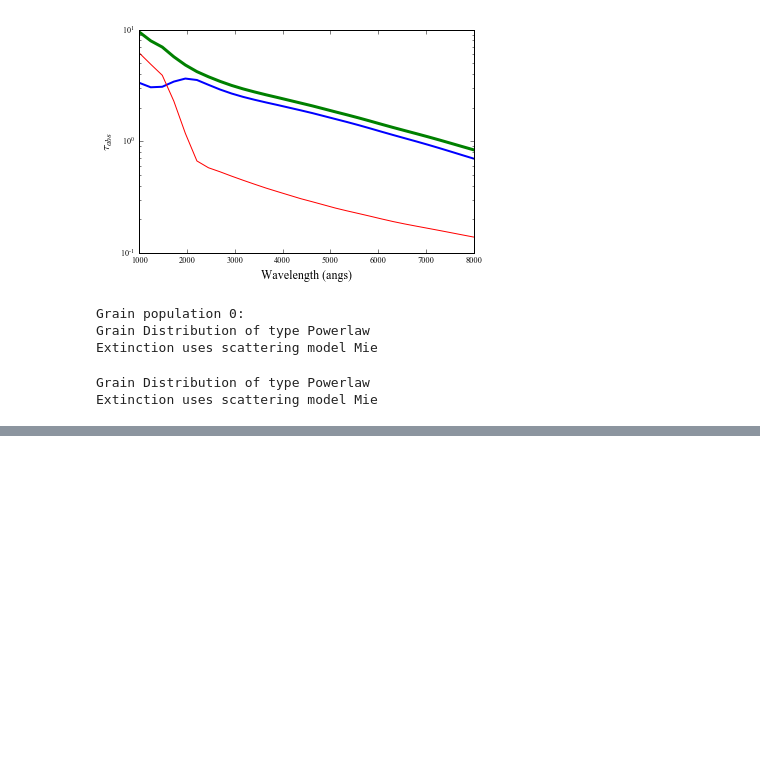
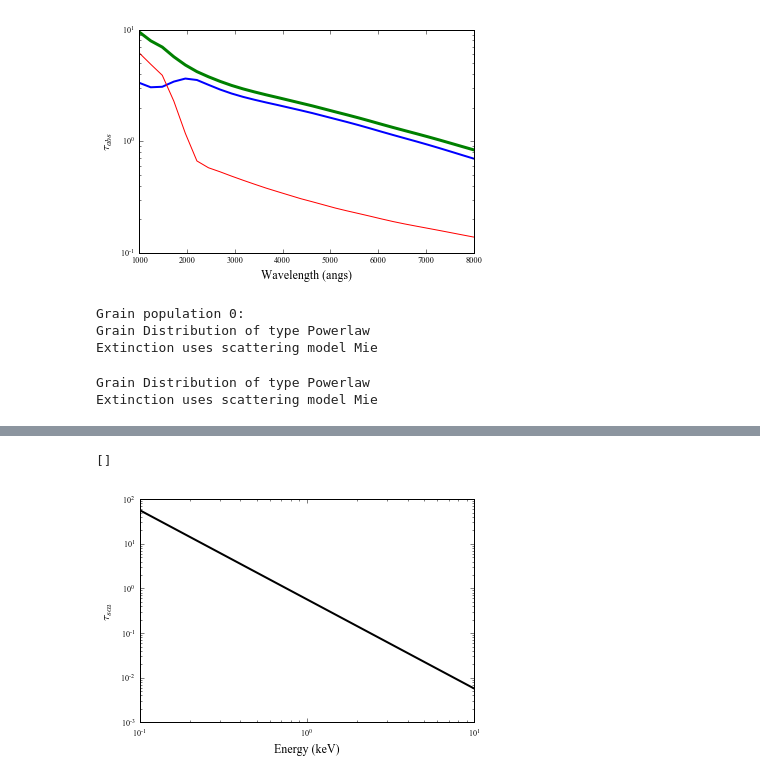
Before and after one commit to eblur/newdust, a Jupyter notebook: examples/test_grainpop.ipynb, the cells around one changed output, grey strips where cells are left out. Drawn from its saved outputs; the diff is of its cells as text; code cells hidden in the pictures; blank space fills up the shorter version.

```diff
--- a/examples/test_grainpop.ipynb
+++ b/examples/test_grainpop.ipynb
@@ -45,0 +58,10 @@ Extinction uses scattering model Mie
+# %%
+MRNd = make_MRN_drude()
+MRNd.calculate_ext(EVALS, unit='kev')
+# %%
+ax = plt.subplot(111)
+MRNd.plot_ext(ax, 'sca', color='k', lw=2)
+plt.loglog()
+# %% [output]
+[]
+[figure, added]
```
Also changed, not shown: parts of 5 cells of this notebook, 1 other file.
